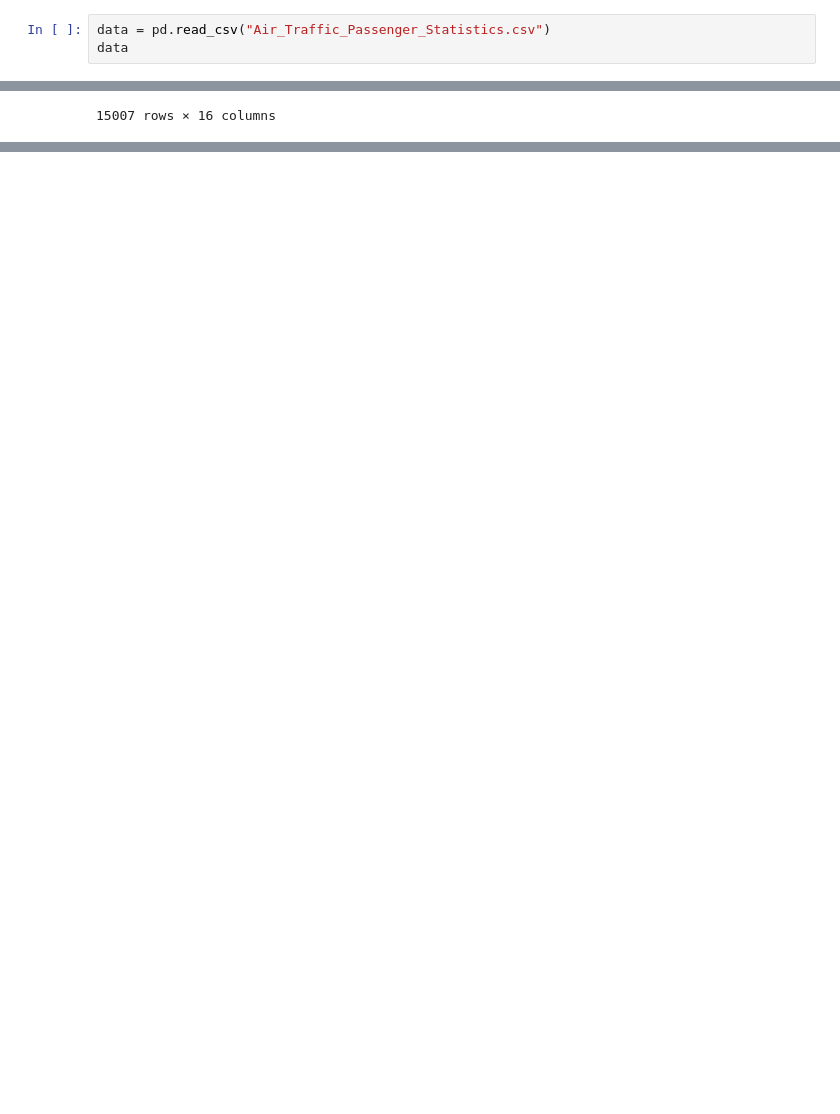
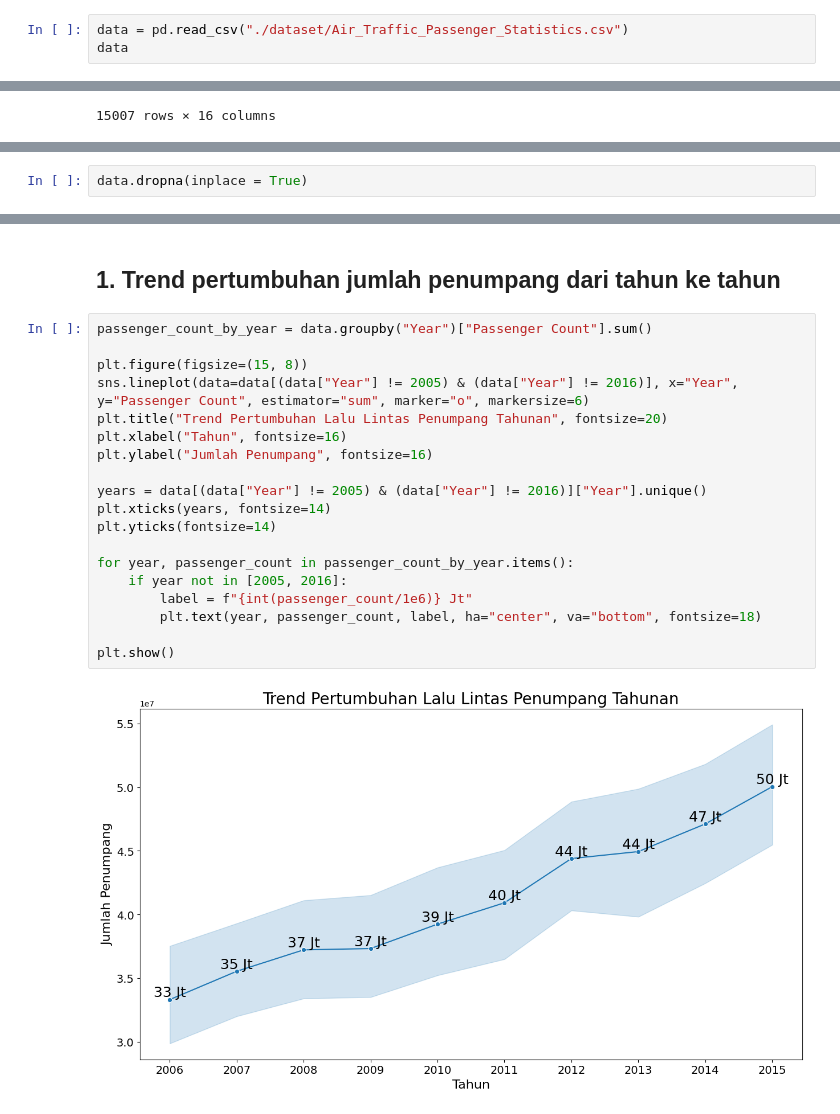
Before and after one commit to StefannusChristian/Business-Analytics-And-Intelligence, a Jupyter notebook: UAS/UAS IBDA3112 BAI Genap 22-23.ipynb, the cells around one changed output, grey strips where cells are left out. Drawn from its saved outputs; the diff is of its cells as text; blank space fills up the shorter version.

Commit message:
make insights plots

```diff
--- a/UAS/UAS IBDA3112 BAI Genap 22-23.ipynb
+++ b/UAS/UAS IBDA3112 BAI Genap 22-23.ipynb
@@ -3,5 +7,5 @@ import pandas as pd
 # %%
-data = pd.read_csv("Air_Traffic_Passenger_Statistics.csv")
+data = pd.read_csv("./dataset/Air_Traffic_Passenger_Statistics.csv")
 data
 # %% [output]
 |  | Activity Period | Operating Airline | Operating Airline IATA Code | Published Airline | Published Airline IATA Code | ... |
@@ -19,0 +54,2 @@ data
+# %%
+data.dropna(inplace = True)
@@ -19,0 +97,23 @@ data
+# %% [markdown]
+## 1. Trend pertumbuhan jumlah penumpang dari tahun ke tahun
+# %%
+passenger_count_by_year = data.groupby("Year")["Passenger Count"].sum()
+
+plt.figure(figsize=(15, 8))
+sns.lineplot(data=data[(data["Year"] != 2005) & (data["Year"] != 2016)], x="Year", y="Passenger Count", estimator="sum", marker="o", markersize=6)
+plt.title("Trend Pertumbuhan Lalu Lintas Penumpang Tahunan", fontsize=20)
+plt.xlabel("Tahun", fontsize=16)
+plt.ylabel("Jumlah Penumpang", fontsize=16)
+
+years = data[(data["Year"] != 2005) & (data["Year"] != 2016)]["Year"].unique()
+plt.xticks(years, fontsize=14)
+plt.yticks(fontsize=14)
+
+for year, passenger_count in passenger_count_by_year.items():
+    if year not in [2005, 2016]:
+        label = f"{int(passenger_count/1e6)} Jt"
+        plt.text(year, passenger_count, label, ha="center", va="bottom", fontsize=18)
+
+plt.show()
+# %% [output]
+[figure, added]
```
Also changed, not shown: parts of 46 cells of this notebook.
